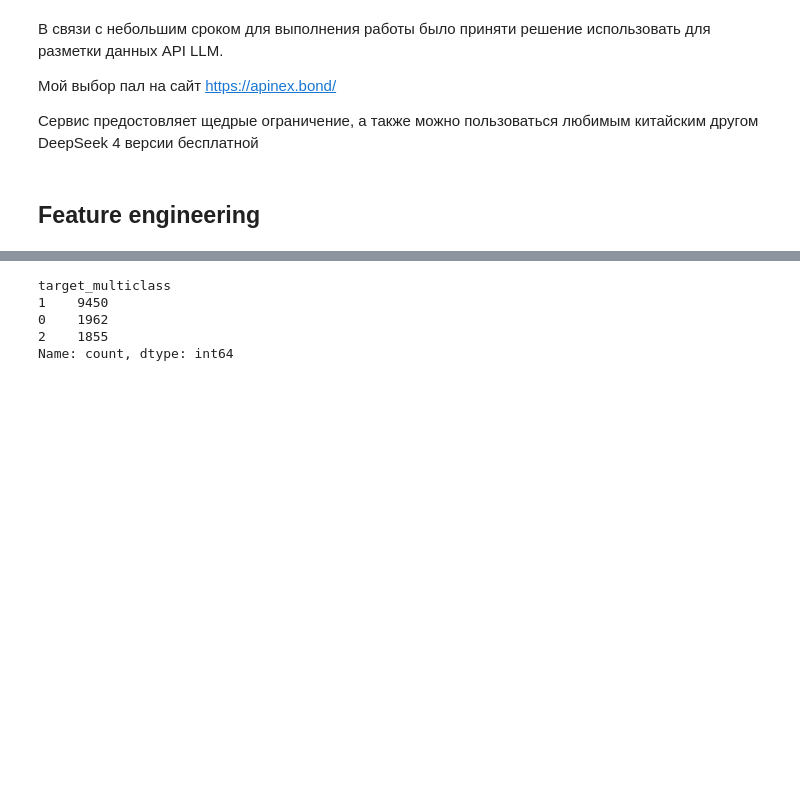
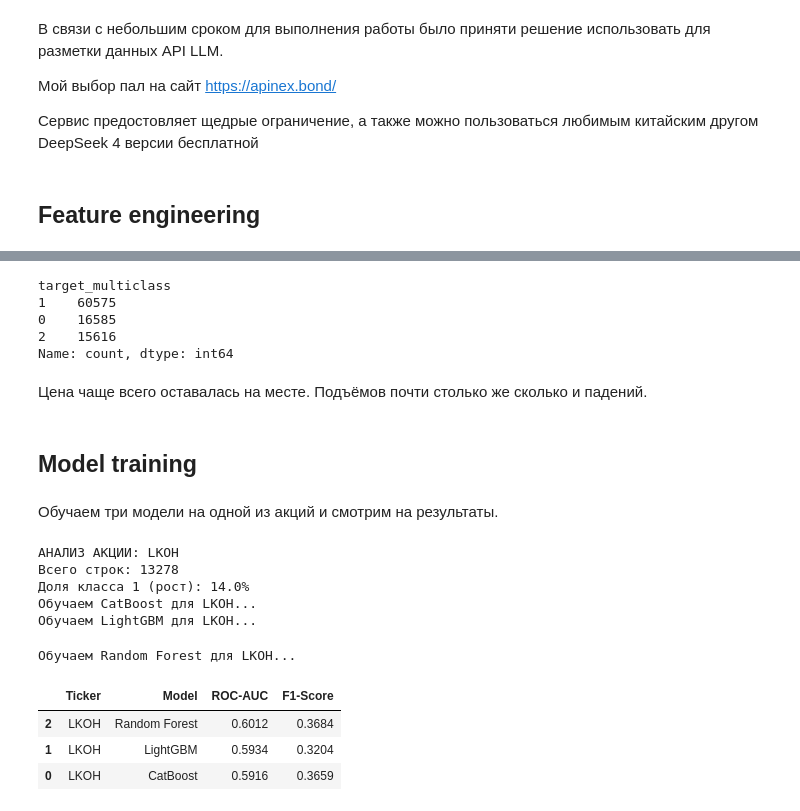
Before and after one commit to sevensemm/course_work, a Jupyter notebook: main.ipynb, the cells around one changed output, grey strips where cells are left out. Cells and saved outputs as stored; diff of their text form; code cells hidden in the pictures; blank space fills up the shorter version.

```diff
--- a/main.ipynb
+++ b/main.ipynb
@@ -674,8 +893,14 @@ df_final
 # %%
-df_final['target_multiclass'].value_counts()
+final_dataset['target_multiclass'].value_counts()
 # %% [output]
 target_multiclass
-1    9450
-0    1962
-2    1855
+1    60575
+0    16585
+2    15616
 Name: count, dtype: int64
+# %% [markdown]
+Цена чаще всего оставалась на месте. Подъёмов почти столько же сколько и падений.
+# %% [markdown]
+## Model training
+# %% [markdown]
+Обучаем три модели на одной из акций и смотрим на результаты.
@@ -681,0 +998,35 @@ Name: count, dtype: int64
+# %%
+df_all = pd.read_csv("data/stocks/all_stocks_features.csv")
+df_all['begin'] = pd.to_datetime(df_all['begin'])
+
+tickers_to_run = ['LKOH']
+
+all_results = []
+
+for ticker in tickers_to_run:
+    print(f"АНАЛИЗ АКЦИИ: {ticker}")
+    df_ticker = df_all[df_all['ticker'] == ticker].copy()
+
+    print(f"Всего строк: {len(df_ticker)}")
+    print(f"Доля класса 1 (рост): {df_ticker['target_binary'].mean()*100:.1f}%")
+
+    predictor = StockPredictor(df_ticker, target_col='target_binary')
+    ticker_metrics = predictor.train_and_evaluate(ticker)
+    ticker_metrics['Ticker'] = ticker
+
+    all_results.append(ticker_metrics)
+
+final_metrics = pd.concat(all_results, ignore_index=True)
+final_metrics = final_metrics[['Ticker', 'Model', 'ROC-AUC', 'F1-Score']]
+display(final_metrics.sort_values(by=['Ticker', 'ROC-AUC'], ascending=False))
+# %% [output]
+АНАЛИЗ АКЦИИ: LKOH
+Всего строк: 13278
+Доля класса 1 (рост): 14.0%
+Обучаем CatBoost для LKOH...
+Обучаем LightGBM для LKOH...
+Обучаем Random Forest для LKOH...
+|  | Ticker | Model | ROC-AUC | F1-Score |
+| 2 | LKOH | Random Forest | 0.6012 | 0.3684 |
+| 1 | LKOH | LightGBM | 0.5934 | 0.3204 |
+| 0 | LKOH | CatBoost | 0.5916 | 0.3659 |
```
Also changed, not shown: parts of 25 cells of this notebook.
